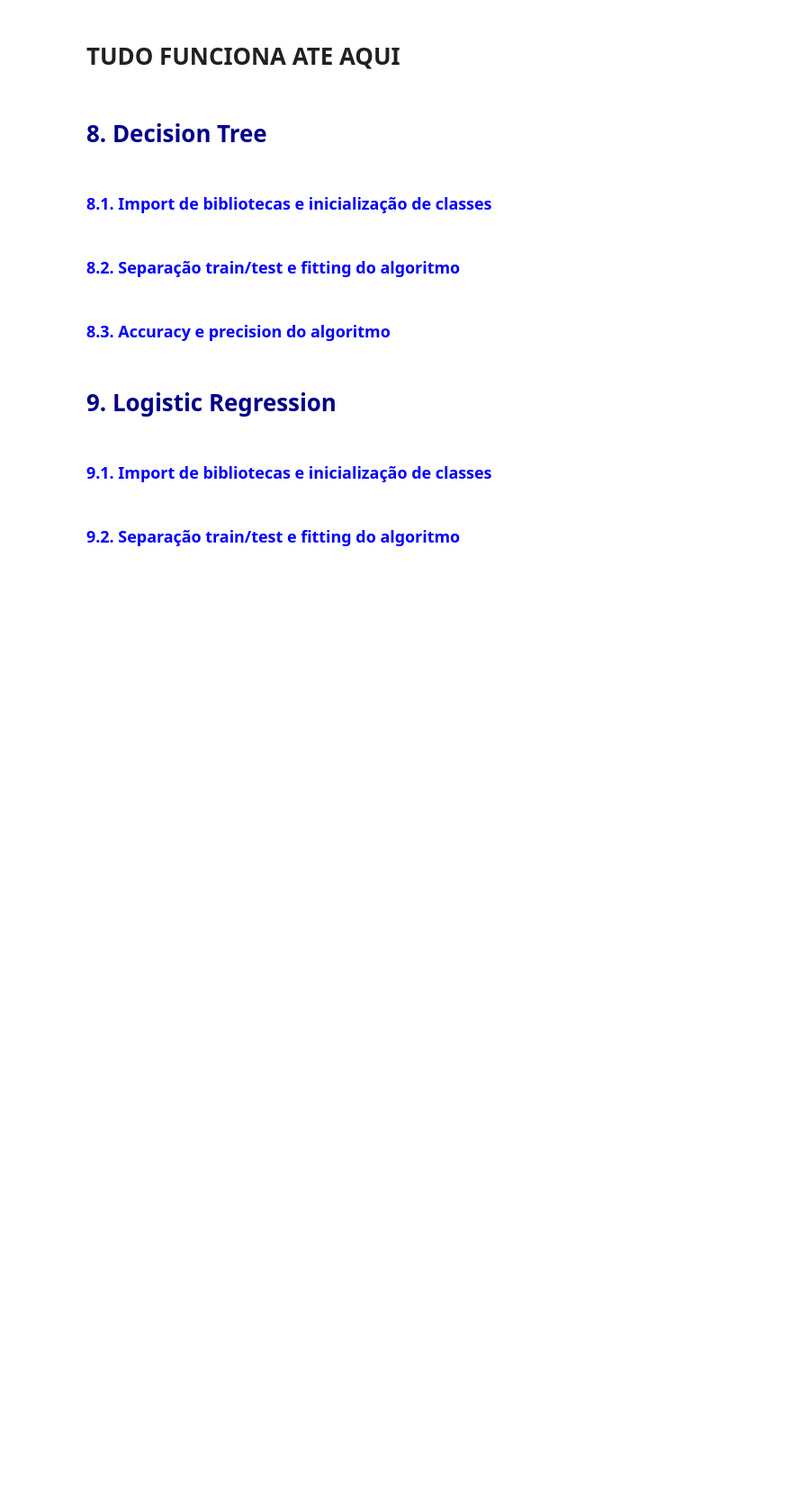
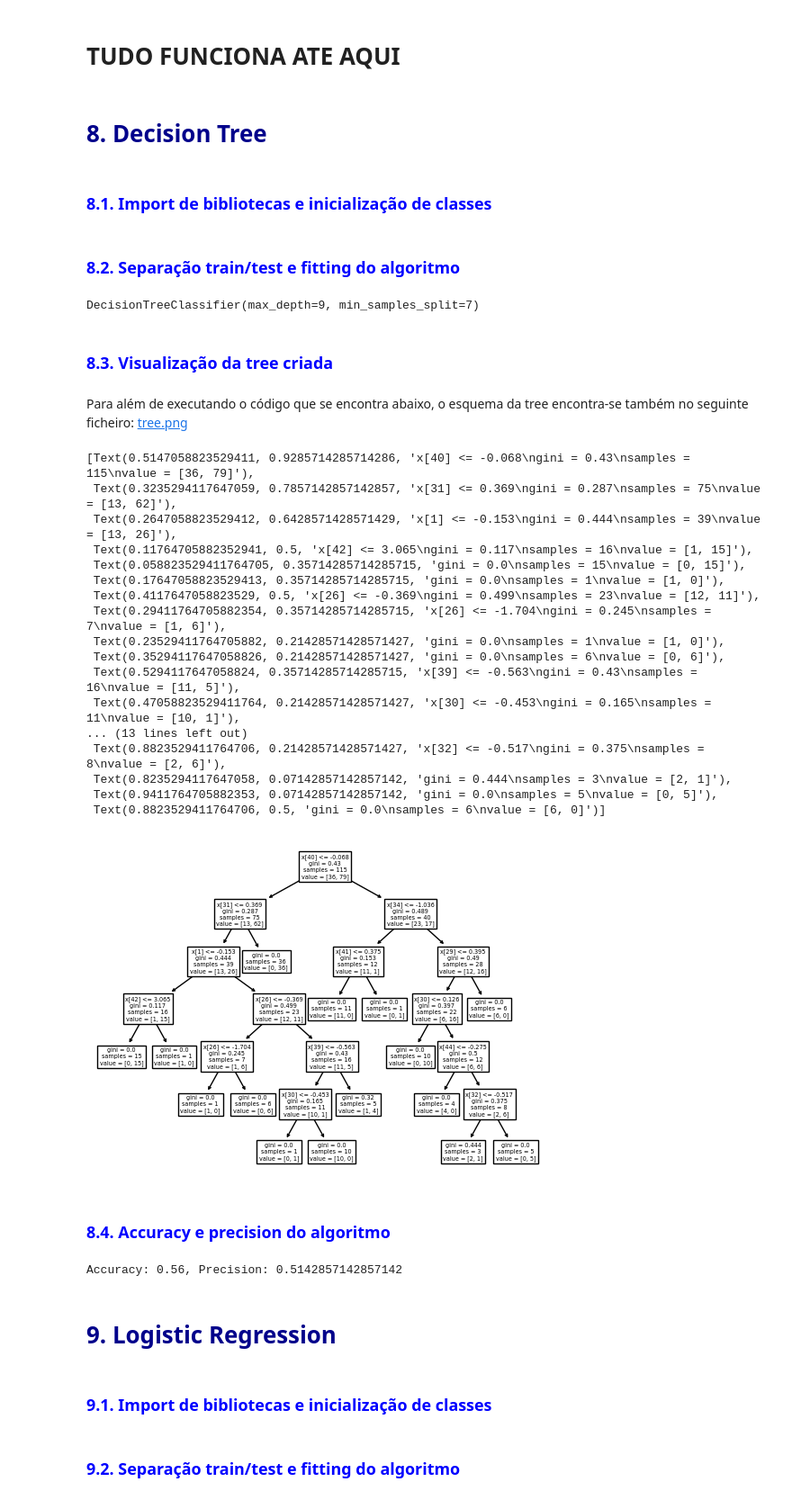
Before and after one commit to Bugss05/IACD_Predicting_Hepatocellular_Carcinoma_through_SML, a Jupyter notebook: polirTabela.ipynb, the cells around one changed output. Shown at 90% size. Cells and saved outputs as stored; diff of their text form; code cells hidden in the pictures; blank space fills up the shorter version.

```diff
--- a/polirTabela.ipynb
+++ b/polirTabela.ipynb
@@ -642,27 +560,58 @@ Accuracy: 0.6666666666666666, Precision: 0.5666666666666667
 # %% [markdown]
 ### <font color = blue> 8.1. Import de bibliotecas e inicialização de classes <a class="anchor" id="tree-class"></a>
 # %%
+from sklearn import tree
 from sklearn.tree import DecisionTreeClassifier
 from sklearn.model_selection import cross_val_score, train_test_split
 from sklearn.metrics import accuracy_score, precision_score
 from sklearn.discriminant_analysis import StandardScaler
-clf = DecisionTreeClassifier(max_depth=depth, min_samples_split=min_samples_split, min_samples_leaf=min_samples_leaf) #COMPLETAR VALORES OTIMOS
+clf = DecisionTreeClassifier(max_depth=9, min_samples_split=7, min_samples_leaf=1)
 scaler = StandardScaler()
 # %% [markdown]
 ### <font color = blue> 8.2. Separação train/test e fitting do algoritmo <a class="anchor" id="tree-fit"></a>
 # %%
 data = Dataset.builderData("hcc_dataset.csv", "?")
+data.df = data.polirTabela()
 X = data.df.drop(columns=['Class']).dropna()
 y = data.df['Class']
 X = scaler.fit_transform(X)
-X_train, X_test, y_train, y_test = train_test_split(X, y, test_size=0.25, random_state=456)#COMPLETAR VALORES OTIMOS
+X_train, X_test, y_train, y_test = train_test_split(X, y, test_size=0.3, random_state=456)
 clf.fit(X_train, y_train)
+# %% [output]
+DecisionTreeClassifier(max_depth=9, min_samples_split=7)
+# %% [markdown]
+### <font color = blue> 8.3. Visualização da tree criada <a class="anchor" id="tree-visual"></a>
+# %% [markdown]
+Para além de executando o código que se encontra abaixo, o esquema da tree encontra-se também no seguinte ficheiro: [tree.png](tree.png)
+# %%
+tree.plot_tree(clf)
+# %% [output]
+[Text(0.5147058823529411, 0.9285714285714286, 'x[40] <= -0.068\ngini = 0.43\nsamples = 115\nvalue = [36, 79]'),
+ Text(0.3235294117647059, 0.7857142857142857, 'x[31] <= 0.369\ngini = 0.287\nsamples = 75\nvalue = [13, 62]'),
+ Text(0.2647058823529412, 0.6428571428571429, 'x[1] <= -0.153\ngini = 0.444\nsamples = 39\nvalue = [13, 26]'),
+ Text(0.11764705882352941, 0.5, 'x[42] <= 3.065\ngini = 0.117\nsamples = 16\nvalue = [1, 15]'),
+ Text(0.058823529411764705, 0.35714285714285715, 'gini = 0.0\nsamples = 15\nvalue = [0, 15]'),
+ Text(0.17647058823529413, 0.35714285714285715, 'gini = 0.0\nsamples = 1\nvalue = [1, 0]'),
+ Text(0.4117647058823529, 0.5, 'x[26] <= -0.369\ngini = 0.499\nsamples = 23\nvalue = [12, 11]'),
+ Text(0.29411764705882354, 0.35714285714285715, 'x[26] <= -1.704\ngini = 0.245\nsamples = 7\nvalue = [1, 6]'),
+ Text(0.23529411764705882, 0.21428571428571427, 'gini = 0.0\nsamples = 1\nvalue = [1, 0]'),
+ Text(0.35294117647058826, 0.21428571428571427, 'gini = 0.0\nsamples = 6\nvalue = [0, 6]'),
+ Text(0.5294117647058824, 0.35714285714285715, 'x[39] <= -0.563\ngini = 0.43\nsamples = 16\nvalue = [11, 5]'),
+ Text(0.47058823529411764, 0.21428571428571427, 'x[30] <= -0.453\ngini = 0.165\nsamples = 11\nvalue = [10, 1]'),
+... (13 lines left out)
+ Text(0.8823529411764706, 0.21428571428571427, 'x[32] <= -0.517\ngini = 0.375\nsamples = 8\nvalue = [2, 6]'),
+ Text(0.8235294117647058, 0.07142857142857142, 'gini = 0.444\nsamples = 3\nvalue = [2, 1]'),
+ Text(0.9411764705882353, 0.07142857142857142, 'gini = 0.0\nsamples = 5\nvalue = [0, 5]'),
+ Text(0.8823529411764706, 0.5, 'gini = 0.0\nsamples = 6\nvalue = [6, 0]')]
+[figure, added]
 # %% [markdown]
-### <font color = blue> 8.3. Accuracy e precision do algoritmo <a class="anchor" id="tree-acc"></a>
+### <font color = blue> 8.4. Accuracy e precision do algoritmo <a class="anchor" id="tree-acc"></a>
 # %%
 acc = accuracy_score(y_test, clf.predict(X_test))
 pre = precision_score(y_test, clf.predict(X_test))
 print(f"Accuracy: {acc}, Precision: {pre}")
+# %% [output]
+Accuracy: 0.56, Precision: 0.5142857142857142
 # %% [markdown]
 # <font color = darkblue> 9. Logistic Regression <a class="anchor" id="log"></a>
 # %% [markdown]
```
Also changed, not shown: parts of 14 cells of this notebook, 2 other files.
